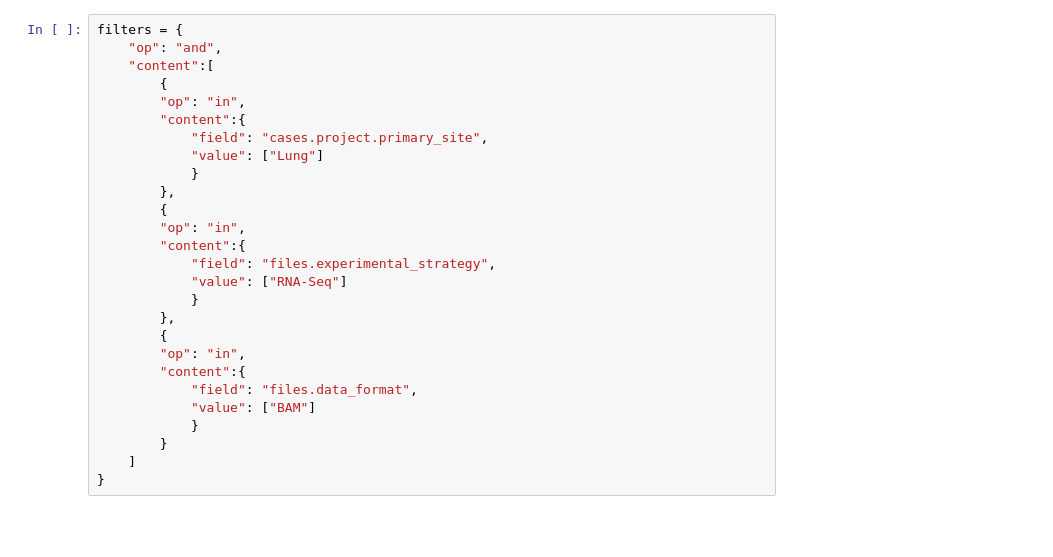
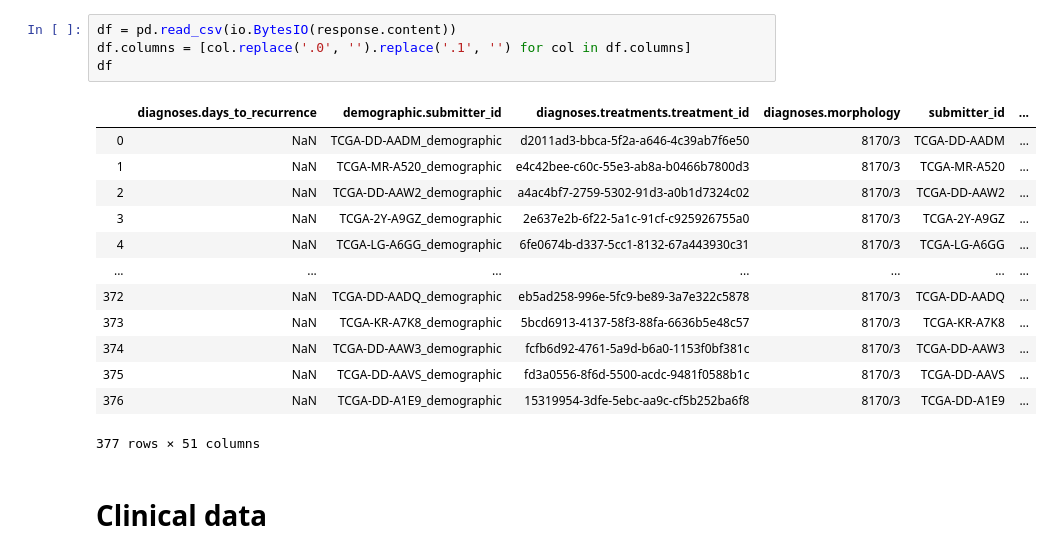
Before and after one commit to sohilsshah91/hacknights, a Jupyter notebook: tcga-lihc/1.1-mwe-tcga-lihc-EDA-190901.ipynb, the cells around one changed output. Drawn from its saved outputs; the diff is of its cells as text; blank space fills up the shorter version.

Commit message:
Explore survival data for LIHC patients

```diff
--- a/tcga-lihc/1.1-mwe-tcga-lihc-EDA-190901.ipynb
+++ b/tcga-lihc/1.1-mwe-tcga-lihc-EDA-190901.ipynb
@@ -114,27 +110,20 @@ pd.read_csv(io.BytesIO(response.content))
-# %%
-filters = {
-    "op": "and",
-    "content":[
-        {
-        "op": "in",
-        "content":{
-            "field": "cases.project.primary_site",
-            "value": ["Lung"]
-            }
-        },
-        {
-        "op": "in",
-        "content":{
-            "field": "files.experimental_strategy",
-            "value": ["RNA-Seq"]
-            }
-        },
-        {
-        "op": "in",
-        "content":{
-            "field": "files.data_format",
-            "value": ["BAM"]
-            }
-        }
-    ]
-}
+# %%
+df = pd.read_csv(io.BytesIO(response.content))
+df.columns = [col.replace('.0', '').replace('.1', '') for col in df.columns]
+df
+# %% [output]
+|  | diagnoses.days_to_recurrence | demographic.submitter_id | diagnoses.treatments.treatment_id | diagnoses.morphology | submitter_id | ... |
+| 0 | NaN | TCGA-DD-AADM_demographic | d2011ad3-bbca-5f2a-a646-4c39ab7f6e50 | 8170/3 | TCGA-DD-AADM | ... |
+| 1 | NaN | TCGA-MR-A520_demographic | e4c42bee-c60c-55e3-ab8a-b0466b7800d3 | 8170/3 | TCGA-MR-A520 | ... |
+| 2 | NaN | TCGA-DD-AAW2_demographic | a4ac4bf7-2759-5302-91d3-a0b1d7324c02 | 8170/3 | TCGA-DD-AAW2 | ... |
+| 3 | NaN | TCGA-2Y-A9GZ_demographic | 2e637e2b-6f22-5a1c-91cf-c925926755a0 | 8170/3 | TCGA-2Y-A9GZ | ... |
+| 4 | NaN | TCGA-LG-A6GG_demographic | 6fe0674b-d337-5cc1-8132-67a443930c31 | 8170/3 | TCGA-LG-A6GG | ... |
+| ... | ... | ... | ... | ... | ... | ... |
+| 372 | NaN | TCGA-DD-AADQ_demographic | eb5ad258-996e-5fc9-be89-3a7e322c5878 | 8170/3 | TCGA-DD-AADQ | ... |
+| 373 | NaN | TCGA-KR-A7K8_demographic | 5bcd6913-4137-58f3-88fa-6636b5e48c57 | 8170/3 | TCGA-KR-A7K8 | ... |
+| 374 | NaN | TCGA-DD-AAW3_demographic | fcfb6d92-4761-5a9d-b6a0-1153f0bf381c | 8170/3 | TCGA-DD-AAW3 | ... |
+| 375 | NaN | TCGA-DD-AAVS_demographic | fd3a0556-8f6d-5500-acdc-9481f0588b1c | 8170/3 | TCGA-DD-AAVS | ... |
+| 376 | NaN | TCGA-DD-A1E9_demographic | 15319954-3dfe-5ebc-aa9c-cf5b252ba6f8 | 8170/3 | TCGA-DD-A1E9 | ... |
+377 rows × 51 columns
+# %% [markdown]
+# Clinical data
```
Also changed, not shown: parts of 12 cells of this notebook.
